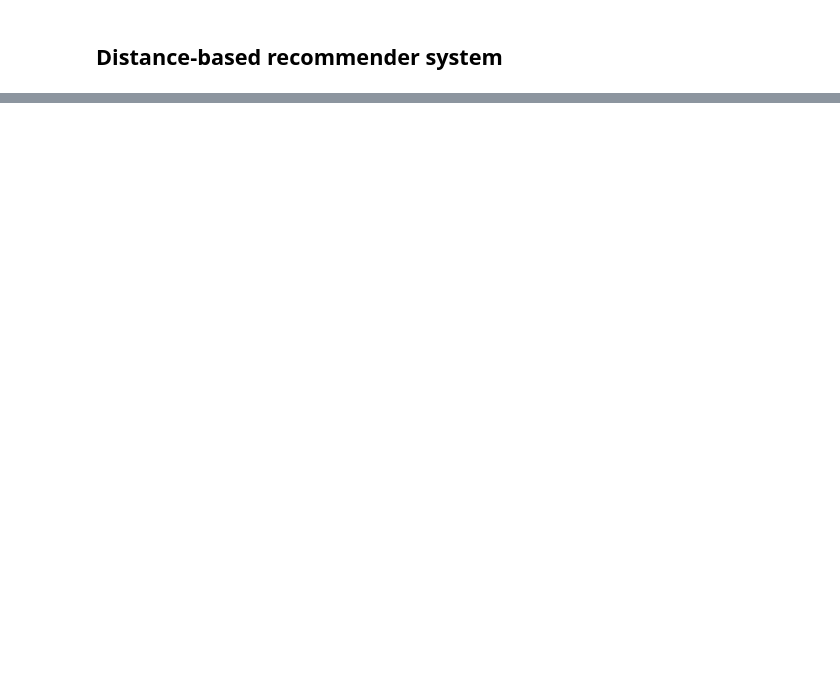
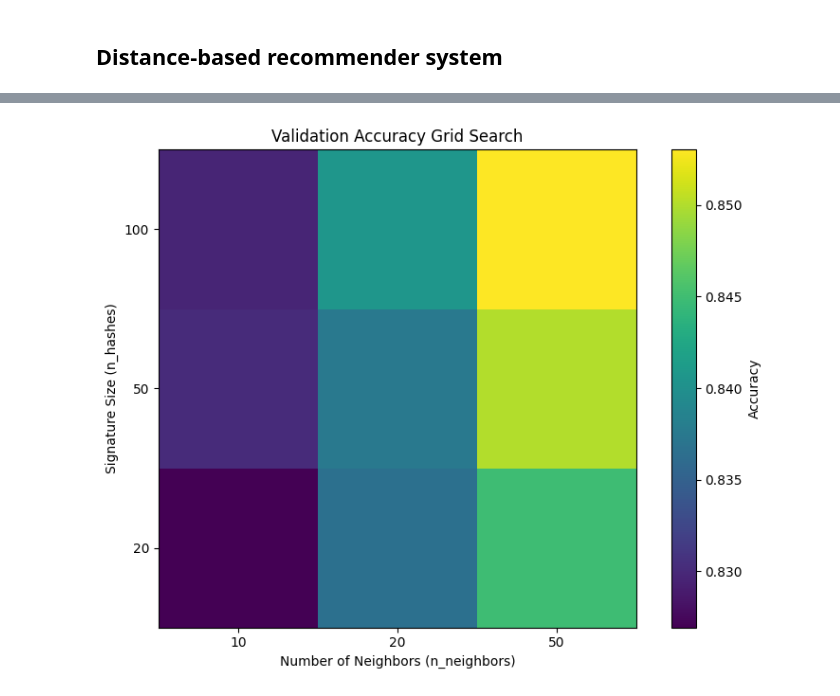
Before and after one commit to zain1290/Recommendation-System, a Jupyter notebook: dm_2026_lab_assignment_2_pipeline.ipynb, the cells around one changed output, grey strips where cells are left out. Drawn from its saved outputs; the diff is of its cells as text; code cells hidden in the pictures; blank space fills up the shorter version.

```diff
--- a/dm_2026_lab_assignment_2_pipeline.ipynb
+++ b/dm_2026_lab_assignment_2_pipeline.ipynb
@@ -331,6 +331,7 @@ def nmf(X, n_components: int, max_iter: int=1000, tol: float=1e-3):
   return W, H
 # %%
 # Solution: Min-hashing routine (for unit test on weblab)
+
 class HashFunction:
     """
     This HashFunction class can be used to create an unique hash given an alpha and beta.
@@ -360,8 +361,7 @@ def compute_signature(hashes: list[HashFunction], ids: list[set[int]]):
     :return: The MinHash signature matrix for the given sets of ids
     """
 
-    # We use sys.maxsize here, so the import is required
-    result = np.full((len(hashes), len(ids)), sys.maxsize)
+    result = np.full((len(hashes), len(ids)), np.inf)
     space = set().union(*ids)
     sorted_space = sorted(space)
     n = len(space)
@@ -675,0 +903,33 @@ Precision (58.5%): When the model does flag an anomaly, it is correct about 59%
+# %%
+# Visualization of Hyperparameter Tuning Results
+
+# Extract unique values for axes
+n_hashes_vals = sorted(list(set([r[0] for r in results])))
+n_neighbors_vals = sorted(list(set([r[1] for r in results])))
+
+# Create grid for heatmap
+accuracy_grid = np.zeros((len(n_hashes_vals), len(n_neighbors_vals)))
+
+# Map results to grid
+for nh, nn, acc in results:
+    i = n_hashes_vals.index(nh)
+    j = n_neighbors_vals.index(nn)
+    accuracy_grid[i, j] = acc
+
+# Plot Heatmap
+fig, ax = plt.subplots(figsize=(8, 6))
+im = ax.imshow(accuracy_grid, cmap='viridis', origin='lower')
+
+ax.set_xticks(np.arange(len(n_neighbors_vals)))
+ax.set_yticks(np.arange(len(n_hashes_vals)))
+ax.set_xticklabels(n_neighbors_vals)
+ax.set_yticklabels(n_hashes_vals)
+ax.set_xlabel('Number of Neighbors (n_neighbors)')
+ax.set_ylabel('Signature Size (n_hashes)')
+ax.set_title('Validation Accuracy Grid Search')
+
+plt.colorbar(im, label='Accuracy')
+plt.tight_layout()
+plt.show()
+# %% [output]
+[figure, added]
```
Also changed, not shown: parts of 29 cells of this notebook.
